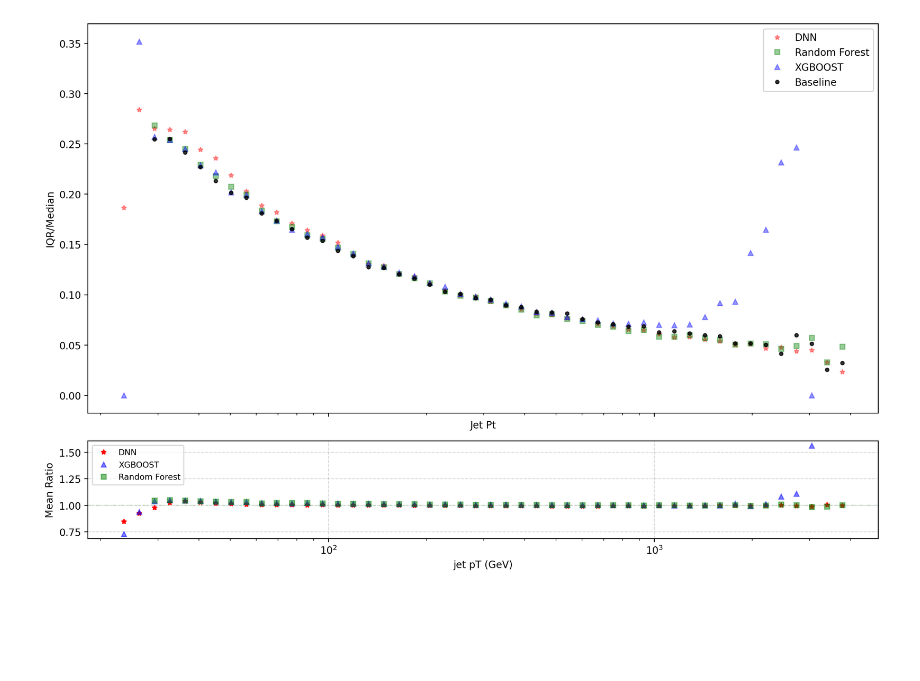
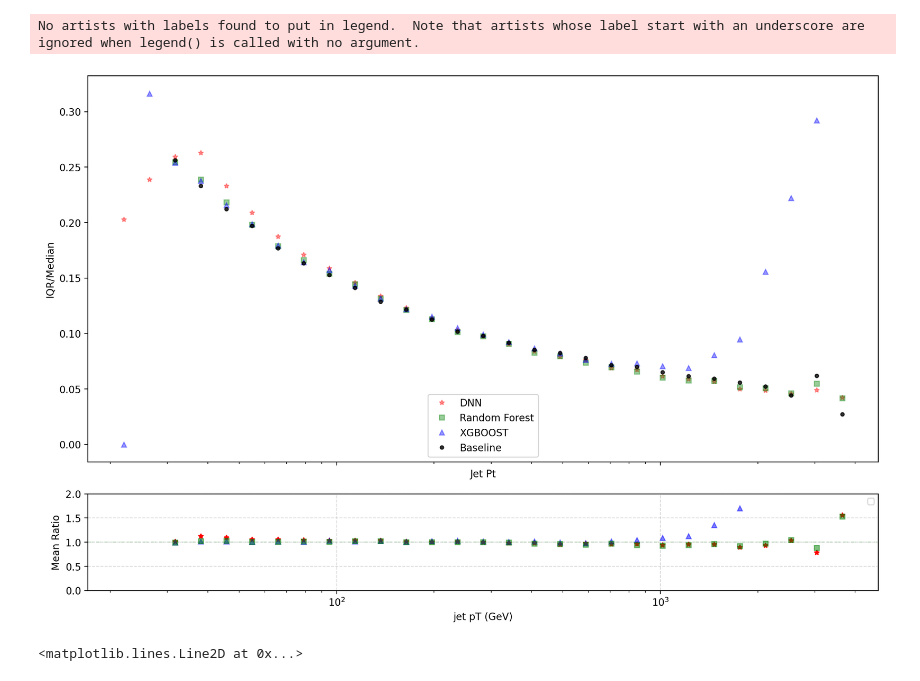
Before and after one commit to Omerdkmc/correction-repo, a Jupyter notebook: iqr_median.ipynb, the cells around one changed output. Cells and saved outputs as stored; diff of their text form; code cells hidden in the pictures; blank space fills up the shorter version.

```diff
--- a/iqr_median.ipynb
+++ b/iqr_median.ipynb
@@ -7,53 +7,60 @@ import matplotlib.cm as cm
 from IPython.display import display
 # %%
 bin_centers = np.load('/home/odokumaci/git_repo/correction-repo/dnn_bincenters.npy')
+
 dnn_corriqr = np.load('/home/odokumaci/git_repo/correction-repo/dnn_corriqr.npy')
 dnn_baseiqr = np.load('/home/odokumaci/git_repo/correction-repo/dnn_baseiqr.npy')
 dnn_corrtogen = np.load('/home/odokumaci/git_repo/correction-repo/dnn_corrtogen.npy')
+dnn_resolution = np.load('/home/odokumaci/git_repo/correction-repo/dnn_corriqr_to_baseiqr.npy')
 random_corriqr = np.load('/home/odokumaci/git_repo/correction-repo/randomf_corriqr.npy')
-random_baseiqr = np.load('/home/odokumaci/git_repo/correction-repo/randomf_baseiqr.npy')
 random_corrtogen = np.load('/home/odokumaci/git_repo/correction-repo/randomf_corrtogen.npy')
+random_resolution = np.load('/home/odokumaci/git_repo/correction-repo/randomf_corriqr_to_baseiqr.npy')
 xg_corriqr = np.load('/home/odokumaci/git_repo/correction-repo/xg_corriqr.npy')
-xg_baseiqr = np.load('/home/odokumaci/git_repo/correction-repo/xg_baseiqr.npy')
 xg_corrtogen = np.load('/home/odokumaci/git_repo/correction-repo/xg_corrtogen.npy')
+xg_resolution = np.load('/home/odokumaci/git_repo/correction-repo/xg_corriqr_to_baseiqr.npy')
 # %%
 # Plotting the histogram and ratio plot
 fig, (ax1, ax2) = plt.subplots(2, 1, sharex='col', gridspec_kw={'height_ratios': [4, 1]}, figsize=(12, 8))
-
-
-#common_bin_edges = np.linspace(min(X_test_original_scale[:, 0].min(), y_pred.min(), y_test.min()), max(X_test_original_scale[:, 0].max(), y_pred.max(), y_test.max()), 100)
 
 
 
 
 ax1.errorbar(bin_centers, dnn_corriqr, fmt='*', markersize=5.0, alpha=0.4, color='red', label='DNN')
 ax1.errorbar(bin_centers, random_corriqr, fmt='s', markersize=5.0, alpha=0.4, color='green', label='Random Forest')
 ax1.errorbar(bin_centers, xg_corriqr, fmt='^', markersize=5.0, alpha=0.4, color='blue', label='XGBOOST')
 ax1.errorbar(bin_centers, dnn_baseiqr, fmt='.', markersize=7.0, alpha=0.8, color='black', label='Baseline')
 
 
 ax1.set_xlabel('Jet Pt')
 ax1.set_ylabel('IQR/Median')
 ax1.set_title('')
 #ax1.set_yscale('log')
 ax1.legend()
 
-ax2.errorbar(bin_centers, dnn_corrtogen, fmt='*', markersize=5.0, alpha=1.0, color='red', label='DNN')
-ax2.errorbar(bin_centers, xg_corrtogen, fmt='^', markersize=5.0, alpha=0.5, color='blue', label='XGBOOST')
-ax2.errorbar(bin_centers, random_corrtogen, fmt='s', markersize=5.0, alpha=0.5, color='green', label='Random Forest')
+ax2.errorbar(bin_centers, dnn_resolution, fmt='*', markersize=5.0, alpha=1.0, color='red')
+ax2.errorbar(bin_centers, xg_resolution, fmt='^', markersize=5.0, alpha=0.5, color='blue')
+ax2.errorbar(bin_centers, random_resolution, fmt='s', markersize=5.0, alpha=0.5, color='green')
 ax2.axhline(y=1.0, alpha=0.1, color='g', linestyle='--')
 
 ax2.set_xlabel('jet pT (GeV)')
 ax2.set_ylabel('Mean Ratio')
 ax2.set_title('')
 ax2.grid(True, linestyle='--', alpha=0.5)
 ax2.legend(fontsize='small')
 ax2.set_xscale('log')
 
 #ax1.set_xlim(0, 2500)
-#ax2.set_xlim(0, 2500)
+ax2.set_ylim(0, 2)
 
 plt.tight_layout()
 plt.show()
 # %% [output]
+No artists with labels found to put in legend.  Note that artists whose label start with an underscore are ignored when legend() is called with no argument.
-[figure, old version]
+[figure, new version]
+# %%
+ax2.errorbar(bin_centers, dnn_corrtogen, fmt='*', markersize=5.0, alpha=1.0, color='red', label='DNN')
+ax2.errorbar(bin_centers, xg_corrtogen, fmt='^', markersize=5.0, alpha=0.5, color='blue', label='XGBOOST')
+ax2.errorbar(bin_centers, random_corrtogen, fmt='s', markersize=5.0, alpha=0.5, color='green', label='Random Forest')
+ax2.axhline(y=1.0, alpha=0.1, color='g', linestyle='--')
+# %% [output]
+<matplotlib.lines.Line2D at 0x...>
```
Also changed, not shown: 4 other files.
